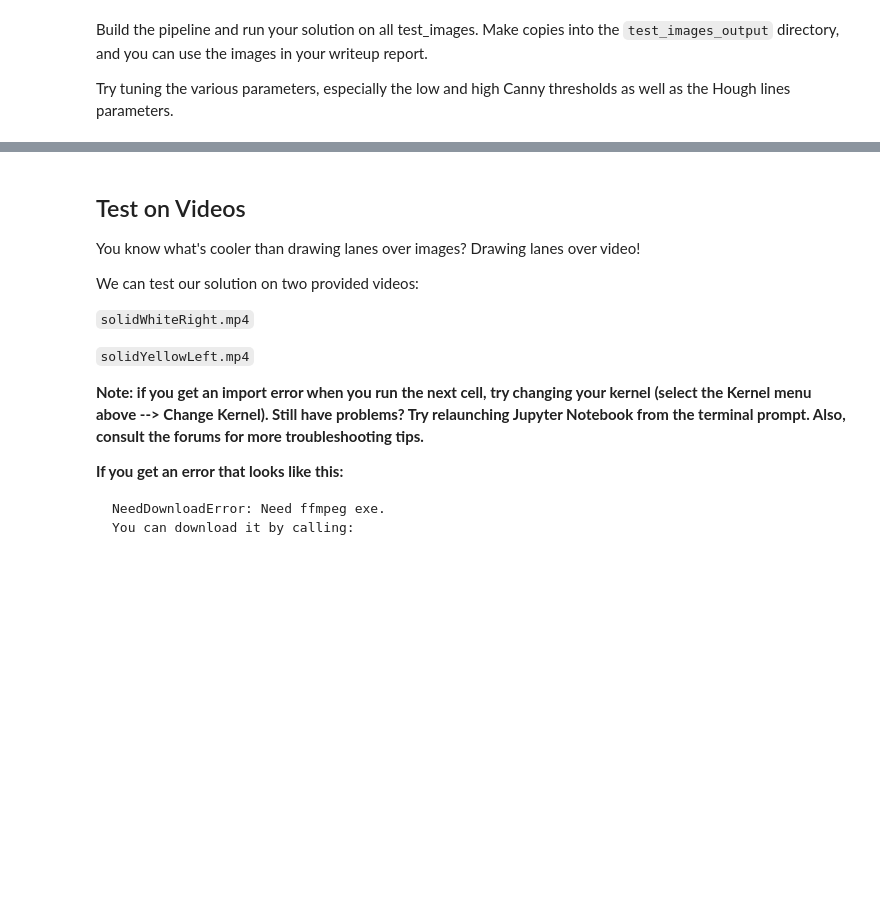
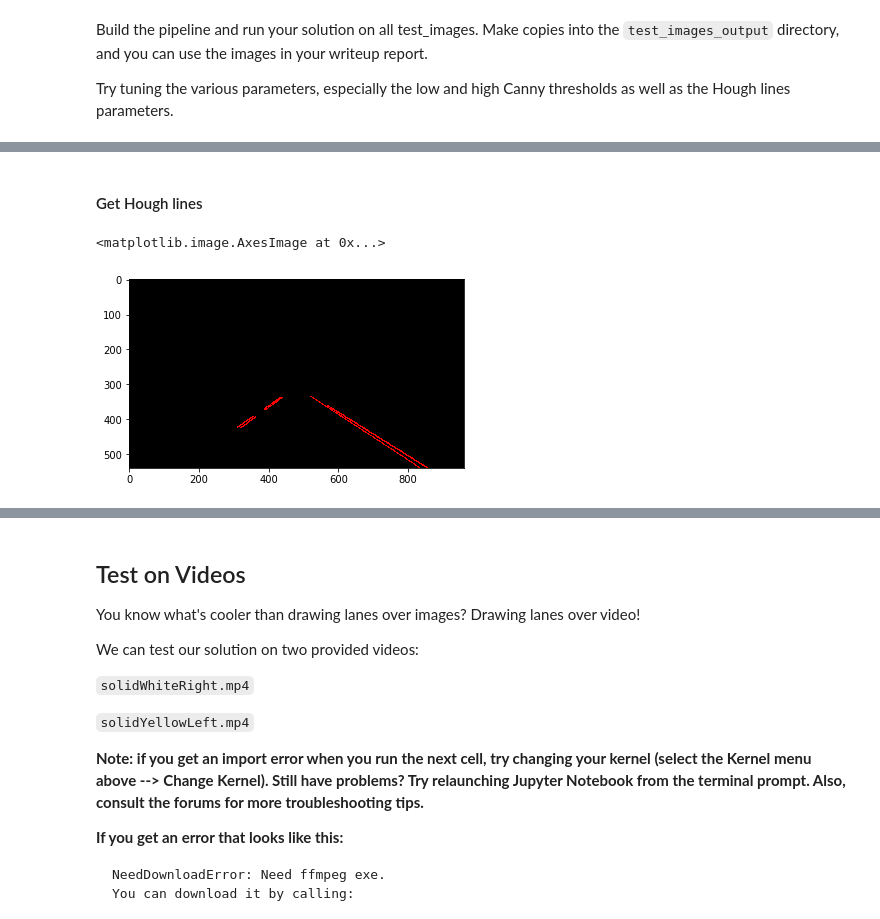
Before and after one commit to glc12125/CarND-LaneLines-P1, a Jupyter notebook: P1.ipynb, the cells around one changed output, grey strips where cells are left out. Cells and saved outputs as stored; diff of their text form; code cells hidden in the pictures; blank space fills up the shorter version.

```diff
--- a/P1.ipynb
+++ b/P1.ipynb
@@ -455,0 +531,15 @@ Try tuning the various parameters, especially the low and high Canny thresholds
+# %% [markdown]
+#### Get Hough lines
+# %%
+# Define the Hough transform parameters
+# Make a blank the same size as our image to draw on
+rho = 2 # distance resolution in pixels of the Hough grid
+theta = np.pi/180 # angular resolution in radians of the Hough grid
+threshold = 35     # minimum number of votes (intersections in Hough grid cell)
+min_line_length = 20  #minimum number of pixels making up a line
+max_line_gap = 20    # maximum gap in pixels between connectable line segments
+line_image = hough_lines_direct(masked_img, rho, theta, threshold, min_line_length, max_line_gap)
+plt.imshow(line_image, cmap='gray')
+# %% [output]
+<matplotlib.image.AxesImage at 0x...>
+[figure, added]
```
Also changed, not shown: parts of 34 cells of this notebook.
